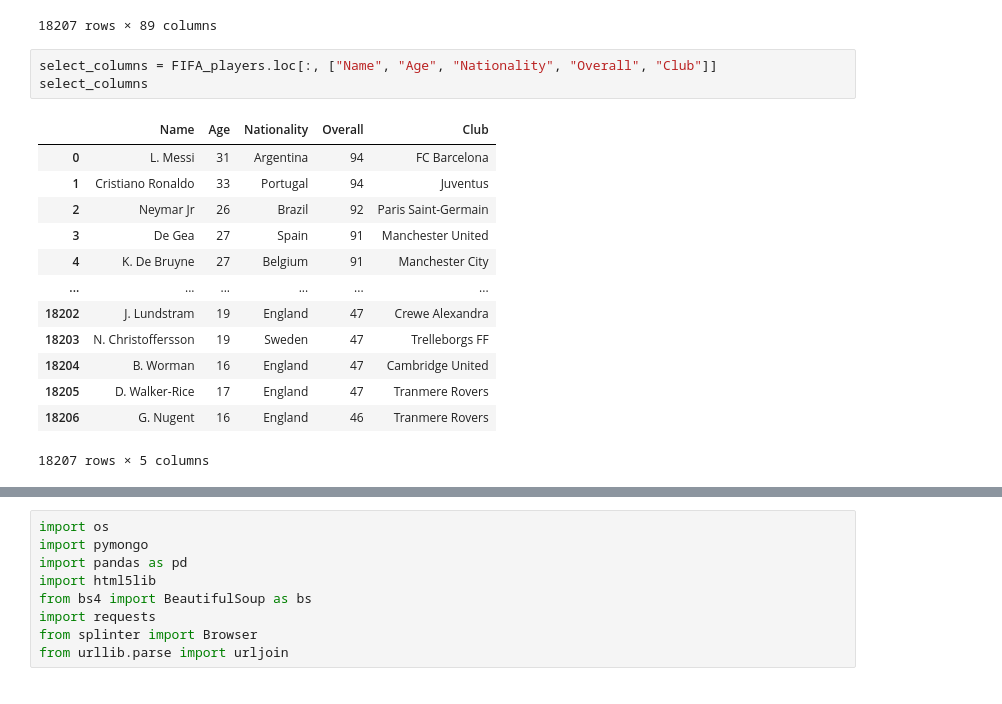
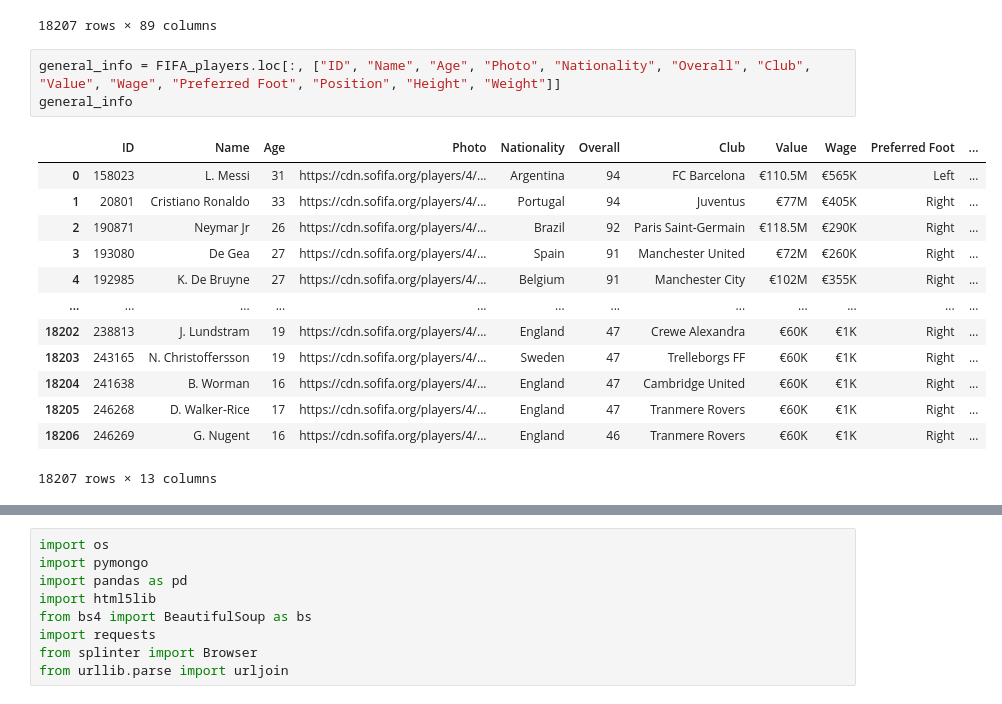
Before and after one commit to SybileC/Project-2-Team-7, a Jupyter notebook: FIFA_players.ipynb, the cells around one changed output, grey strips where cells are left out. Cells and saved outputs as stored; diff of their text form.

```diff
--- a/FIFA_players.ipynb
+++ b/FIFA_players.ipynb
@@ -25,19 +25,19 @@ FIFA_players
 | 18206 | 18206 | 246269 | G. Nugent | 16 | https://cdn.sofifa.org/players/4/... | England | https://cdn.sofifa.org/flags/14.png | 46 | 66 | Tranmere Rovers | ... |
 18207 rows × 89 columns
 # %%
-select_columns = FIFA_players.loc[:, ["Name", "Age", "Nationality", "Overall", "Club"]]
-select_columns
+general_info = FIFA_players.loc[:, ["ID", "Name", "Age", "Photo", "Nationality", "Overall", "Club", "Value", "Wage", "Preferred Foot", "Position", "Height", "Weight"]]
+general_info
 # %% [output]
-|  | Name | Age | Nationality | Overall | Club |
-| 0 | L. Messi | 31 | Argentina | 94 | FC Barcelona |
-| 1 | Cristiano Ronaldo | 33 | Portugal | 94 | Juventus |
-| 2 | Neymar Jr | 26 | Brazil | 92 | Paris Saint-Germain |
-| 3 | De Gea | 27 | Spain | 91 | Manchester United |
-| 4 | K. De Bruyne | 27 | Belgium | 91 | Manchester City |
-| ... | ... | ... | ... | ... | ... |
-| 18202 | J. Lundstram | 19 | England | 47 | Crewe Alexandra |
-| 18203 | N. Christoffersson | 19 | Sweden | 47 | Trelleborgs FF |
-| 18204 | B. Worman | 16 | England | 47 | Cambridge United |
-| 18205 | D. Walker-Rice | 17 | England | 47 | Tranmere Rovers |
-| 18206 | G. Nugent | 16 | England | 46 | Tranmere Rovers |
+|  | ID | Name | Age | Photo | Nationality | Overall | Club | Value | Wage | Preferred Foot | ... |
+| 0 | 158023 | L. Messi | 31 | https://cdn.sofifa.org/players/4/... | Argentina | 94 | FC Barcelona | €110.5M | €565K | Left | ... |
+| 1 | 20801 | Cristiano Ronaldo | 33 | https://cdn.sofifa.org/players/4/... | Portugal | 94 | Juventus | €77M | €405K | Right | ... |
+| 2 | 190871 | Neymar Jr | 26 | https://cdn.sofifa.org/players/4/... | Brazil | 92 | Paris Saint-Germain | €118.5M | €290K | Right | ... |
+| 3 | 193080 | De Gea | 27 | https://cdn.sofifa.org/players/4/... | Spain | 91 | Manchester United | €72M | €260K | Right | ... |
+| 4 | 192985 | K. De Bruyne | 27 | https://cdn.sofifa.org/players/4/... | Belgium | 91 | Manchester City | €102M | €355K | Right | ... |
+| ... | ... | ... | ... | ... | ... | ... | ... | ... | ... | ... | ... |
+| 18202 | 238813 | J. Lundstram | 19 | https://cdn.sofifa.org/players/4/... | England | 47 | Crewe Alexandra | €60K | €1K | Right | ... |
+| 18203 | 243165 | N. Christoffersson | 19 | https://cdn.sofifa.org/players/4/... | Sweden | 47 | Trelleborgs FF | €60K | €1K | Right | ... |
+| 18204 | 241638 | B. Worman | 16 | https://cdn.sofifa.org/players/4/... | England | 47 | Cambridge United | €60K | €1K | Right | ... |
+| 18205 | 246268 | D. Walker-Rice | 17 | https://cdn.sofifa.org/players/4/... | England | 47 | Tranmere Rovers | €60K | €1K | Right | ... |
+| 18206 | 246269 | G. Nugent | 16 | https://cdn.sofifa.org/players/4/... | England | 46 | Tranmere Rovers | €60K | €1K | Right | ... |
-18207 rows × 5 columns
+18207 rows × 13 columns
```
Also changed, not shown: parts of 2 cells of this notebook.
